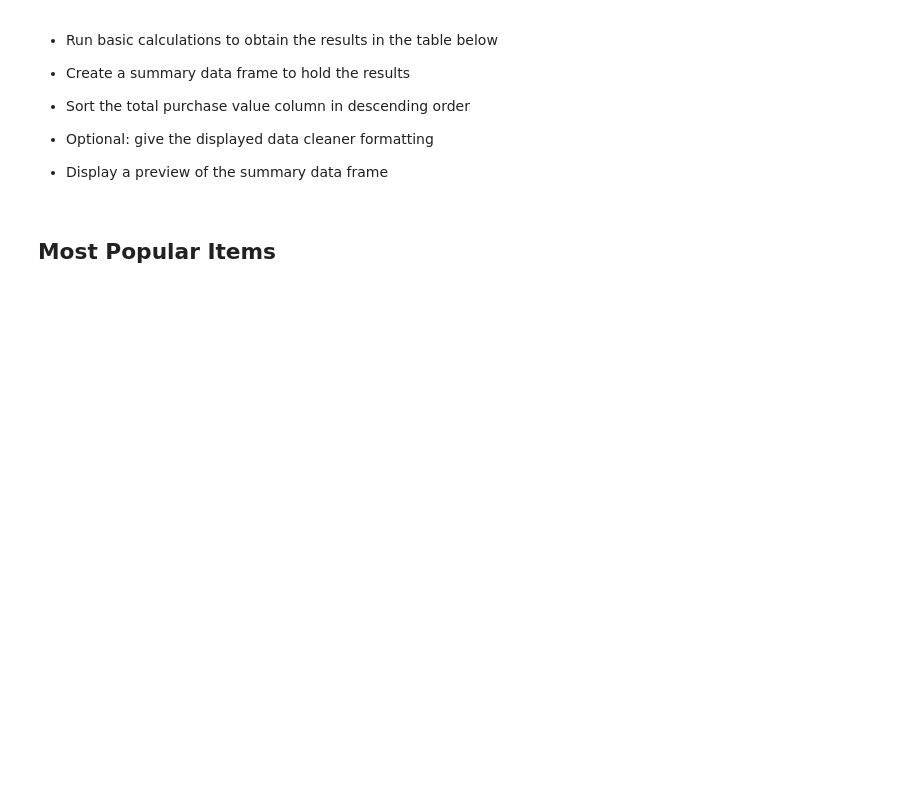
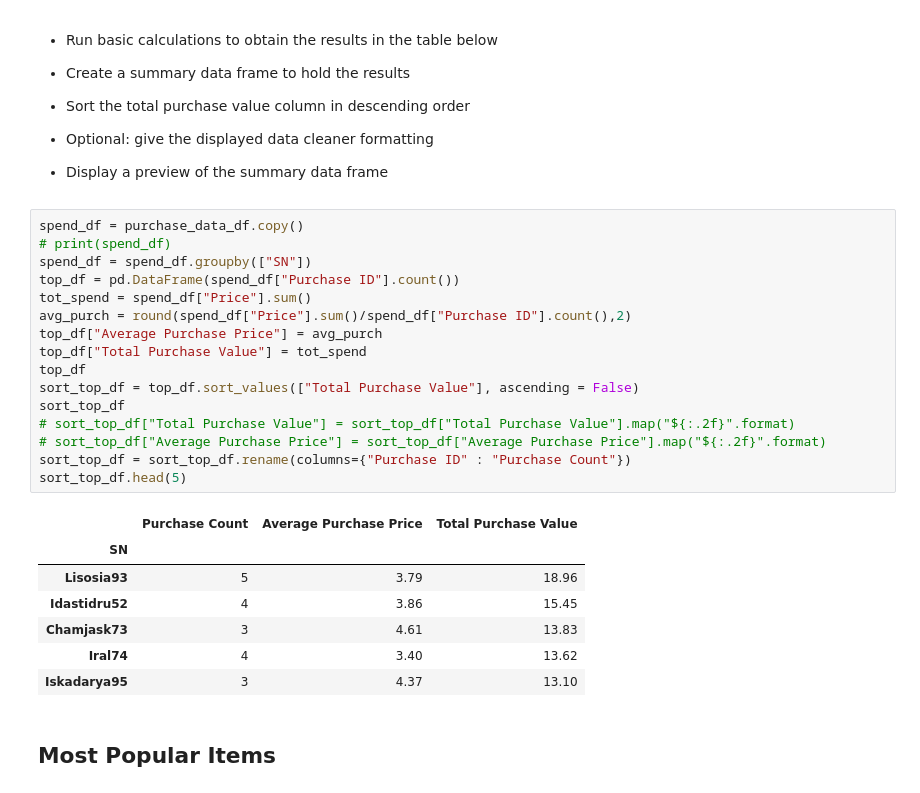
Before and after one commit to adriana-icasiano/pandas-challenge, a Jupyter notebook: HeroesOfPymoli/HeroesOfPymoli_starter.ipynb, the cells around one changed output. Drawn from its saved outputs; the diff is of its cells as text; blank space fills up the shorter version.

```diff
--- a/HeroesOfPymoli/HeroesOfPymoli_starter.ipynb
+++ b/HeroesOfPymoli/HeroesOfPymoli_starter.ipynb
@@ -327,6 +312,30 @@ age_merge_df
 
 
 * Display a preview of the summary data frame
+# %%
+spend_df = purchase_data_df.copy()
+# print(spend_df)
+spend_df = spend_df.groupby(["SN"])
+top_df = pd.DataFrame(spend_df["Purchase ID"].count())
+tot_spend = spend_df["Price"].sum()
+avg_purch = round(spend_df["Price"].sum()/spend_df["Purchase ID"].count(),2)
+top_df["Average Purchase Price"] = avg_purch
+top_df["Total Purchase Value"] = tot_spend
+top_df
+sort_top_df = top_df.sort_values(["Total Purchase Value"], ascending = False)
+sort_top_df
+# sort_top_df["Total Purchase Value"] = sort_top_df["Total Purchase Value"].map("${:.2f}".format)
+# sort_top_df["Average Purchase Price"] = sort_top_df["Average Purchase Price"].map("${:.2f}".format)
+sort_top_df = sort_top_df.rename(columns={"Purchase ID" : "Purchase Count"})
+sort_top_df.head(5)
+# %% [output]
+|  | Purchase Count | Average Purchase Price | Total Purchase Value |
+| SN |  |  |  |
+| Lisosia93 | 5 | 3.79 | 18.96 |
+| Idastidru52 | 4 | 3.86 | 15.45 |
+| Chamjask73 | 3 | 4.61 | 13.83 |
+| Iral74 | 4 | 3.40 | 13.62 |
+| Iskadarya95 | 3 | 4.37 | 13.10 |
 # %% [markdown]
 ## Most Popular Items
 # %% [markdown]
```
Also changed, not shown: parts of 6 cells of this notebook.
